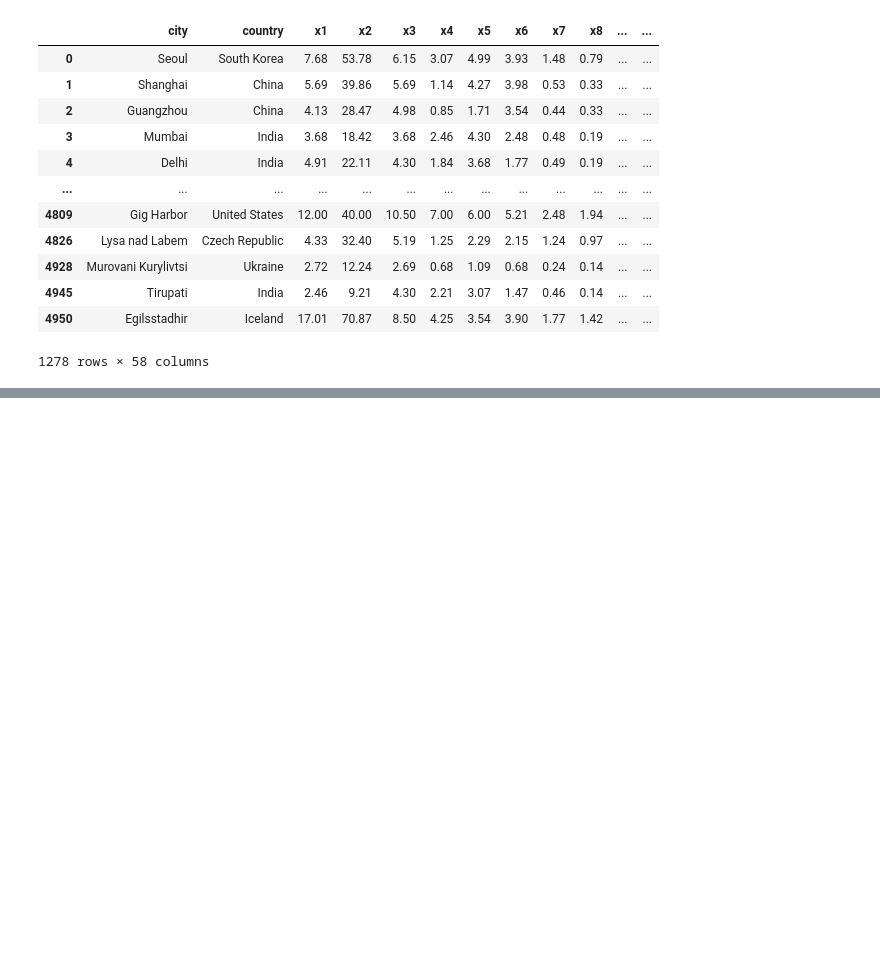
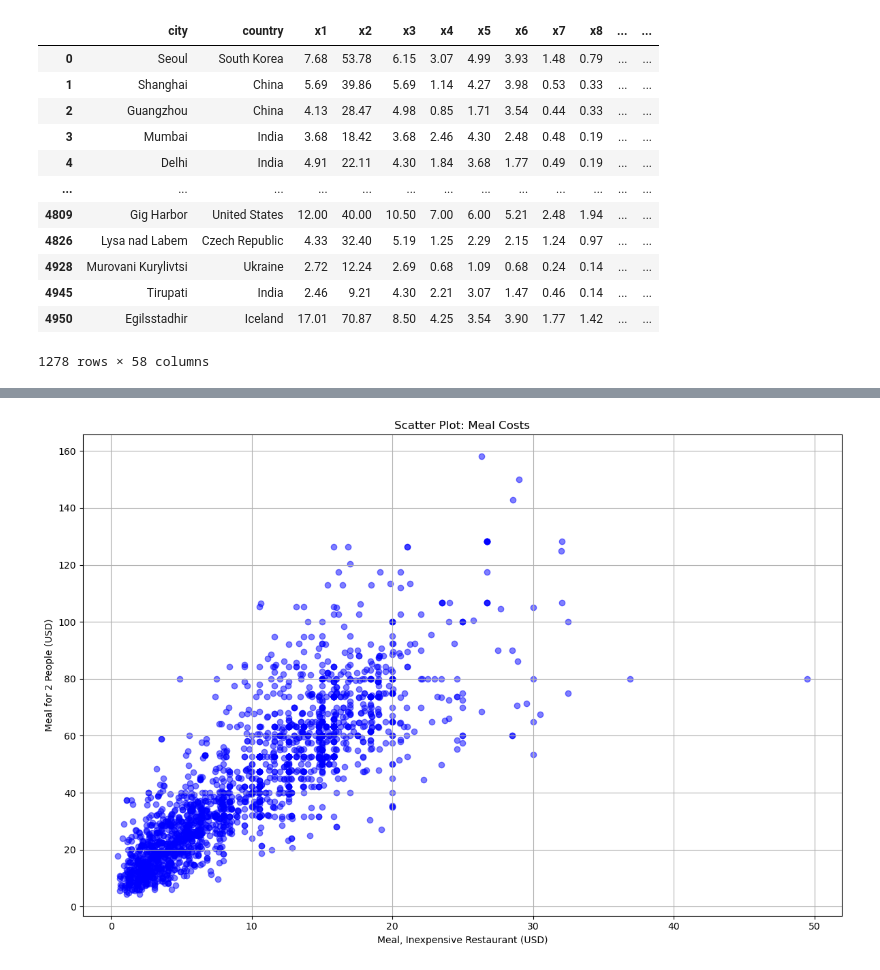
Before and after one commit to aunhengly/ana500-microProject, a Jupyter notebook: Hengly-MicroProject.ipynb, the cells around one changed output, grey strips where cells are left out. Saved outputs shown, nothing was run; the diff lists cells and outputs as text; code cells hidden in the pictures; blank space fills up the shorter version.

```diff
--- a/Hengly-MicroProject.ipynb
+++ b/Hengly-MicroProject.ipynb
@@ -159,0 +347,13 @@ df2
+# %%
+# Visualization and Insights
+# Create scatter plots to visualize relationships between variables
+plt.figure(figsize=(12, 8))
+plt.scatter(df_1_cleaned['x1'], df_1_cleaned['x2'], alpha=0.5, color='blue')
+plt.xlabel('Meal, Inexpensive Restaurant (USD)')
+plt.ylabel('Meal for 2 People (USD)')
+plt.title('Scatter Plot: Meal Costs')
+plt.grid(True)
+plt.tight_layout()
+plt.show()
+# %% [output]
+[figure, added]
```
Also changed, not shown: parts of 29 cells of this notebook.
